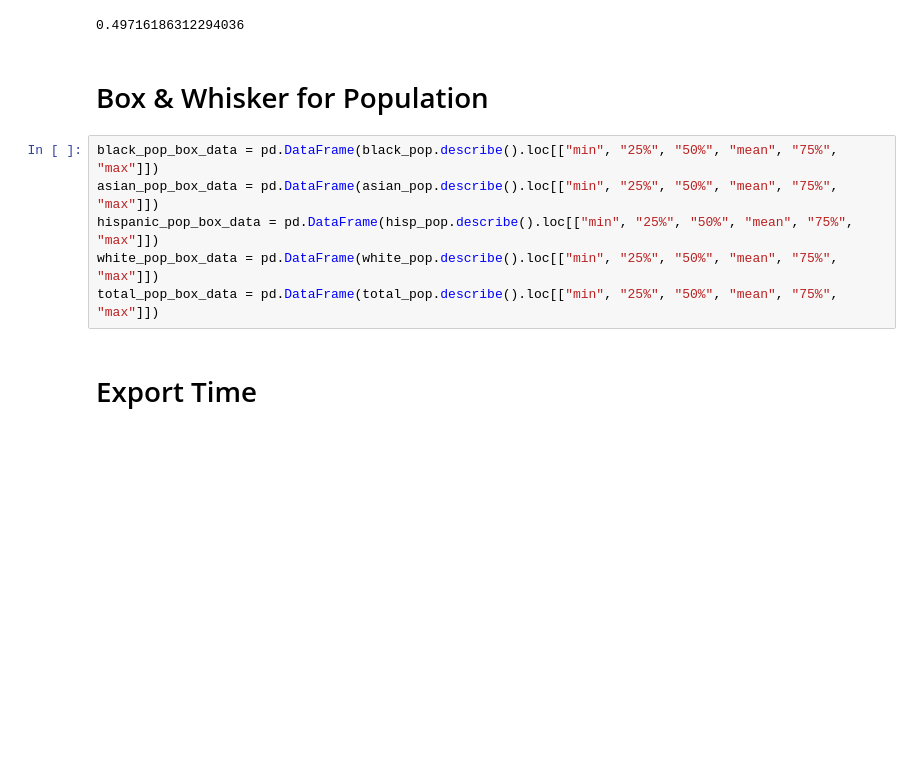
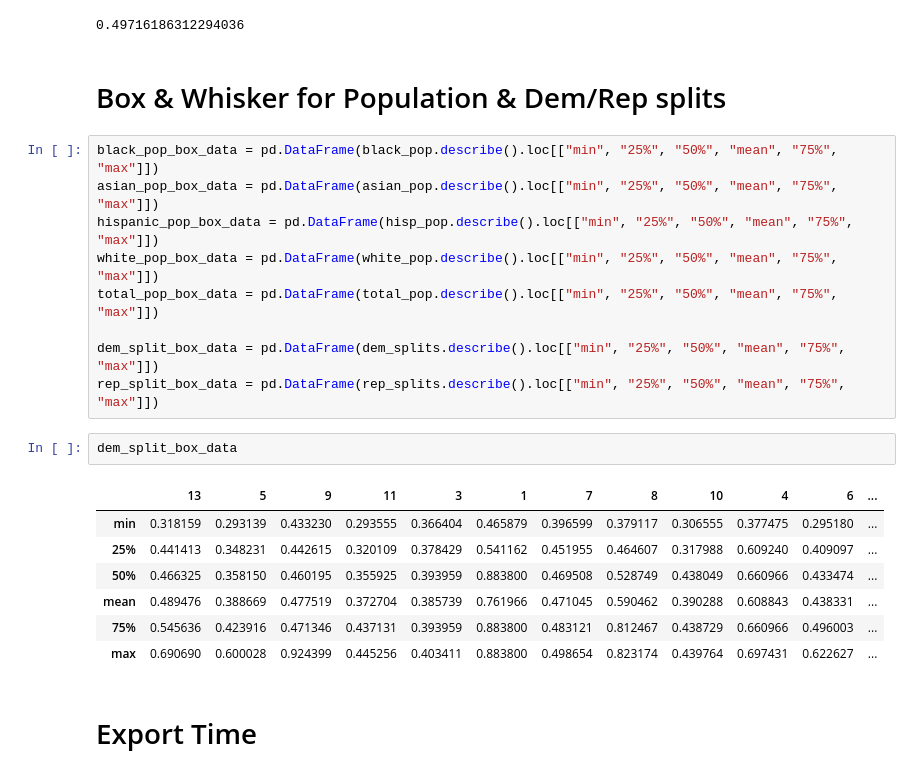
Before and after one commit to nimatullo/state-redistricter, a Jupyter notebook: gerrychain/seawulf-scripts/North Carolina.ipynb, the cells around one changed output. Saved outputs shown, nothing was run; the diff lists cells and outputs as text; blank space fills up the shorter version.

Commit message:
fixing dem/rep splits

```diff
--- a/gerrychain/seawulf-scripts/North Carolina.ipynb
+++ b/gerrychain/seawulf-scripts/North Carolina.ipynb
@@ -383,13 +381,26 @@ dem_vote_share_percentage
 # %% [output]
 0.49716186312294036
 # %% [markdown]
-# Box & Whisker for Population
+# Box & Whisker for Population & Dem/Rep splits
 # %%
 black_pop_box_data = pd.DataFrame(black_pop.describe().loc[["min", "25%", "50%", "mean", "75%", "max"]])
 asian_pop_box_data = pd.DataFrame(asian_pop.describe().loc[["min", "25%", "50%", "mean", "75%", "max"]])
 hispanic_pop_box_data = pd.DataFrame(hisp_pop.describe().loc[["min", "25%", "50%", "mean", "75%", "max"]])
 white_pop_box_data = pd.DataFrame(white_pop.describe().loc[["min", "25%", "50%", "mean", "75%", "max"]])
 total_pop_box_data = pd.DataFrame(total_pop.describe().loc[["min", "25%", "50%", "mean", "75%", "max"]])
+
+dem_split_box_data = pd.DataFrame(dem_splits.describe().loc[["min", "25%", "50%", "mean", "75%", "max"]])
+rep_split_box_data = pd.DataFrame(rep_splits.describe().loc[["min", "25%", "50%", "mean", "75%", "max"]])
+# %%
+dem_split_box_data
+# %% [output]
+|  | 13 | 5 | 9 | 11 | 3 | 1 | 7 | 8 | 10 | 4 | 6 | ... |
+| min | 0.318159 | 0.293139 | 0.433230 | 0.293555 | 0.366404 | 0.465879 | 0.396599 | 0.379117 | 0.306555 | 0.377475 | 0.295180 | ... |
+| 25% | 0.441413 | 0.348231 | 0.442615 | 0.320109 | 0.378429 | 0.541162 | 0.451955 | 0.464607 | 0.317988 | 0.609240 | 0.409097 | ... |
+| 50% | 0.466325 | 0.358150 | 0.460195 | 0.355925 | 0.393959 | 0.883800 | 0.469508 | 0.528749 | 0.438049 | 0.660966 | 0.433474 | ... |
+| mean | 0.489476 | 0.388669 | 0.477519 | 0.372704 | 0.385739 | 0.761966 | 0.471045 | 0.590462 | 0.390288 | 0.608843 | 0.438331 | ... |
+| 75% | 0.545636 | 0.423916 | 0.471346 | 0.437131 | 0.393959 | 0.883800 | 0.483121 | 0.812467 | 0.438729 | 0.660966 | 0.496003 | ... |
+| max | 0.690690 | 0.600028 | 0.924399 | 0.445256 | 0.403411 | 0.883800 | 0.498654 | 0.823174 | 0.439764 | 0.697431 | 0.622627 | ... |
 # %% [markdown]
 # Export Time
 # %% [markdown]
```
Also changed, not shown: parts of 6 cells of this notebook, 5 other files.
